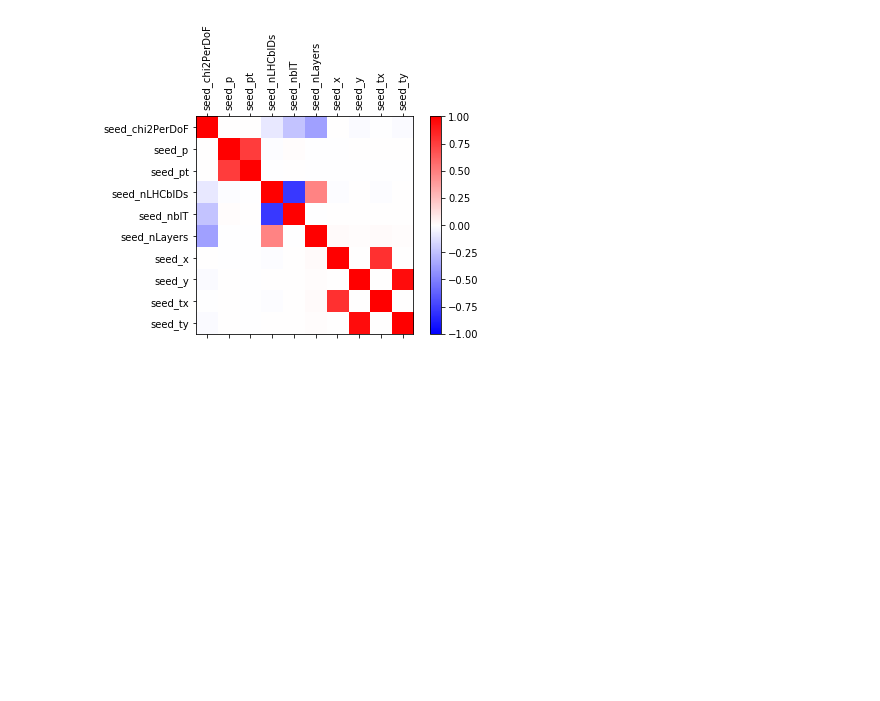
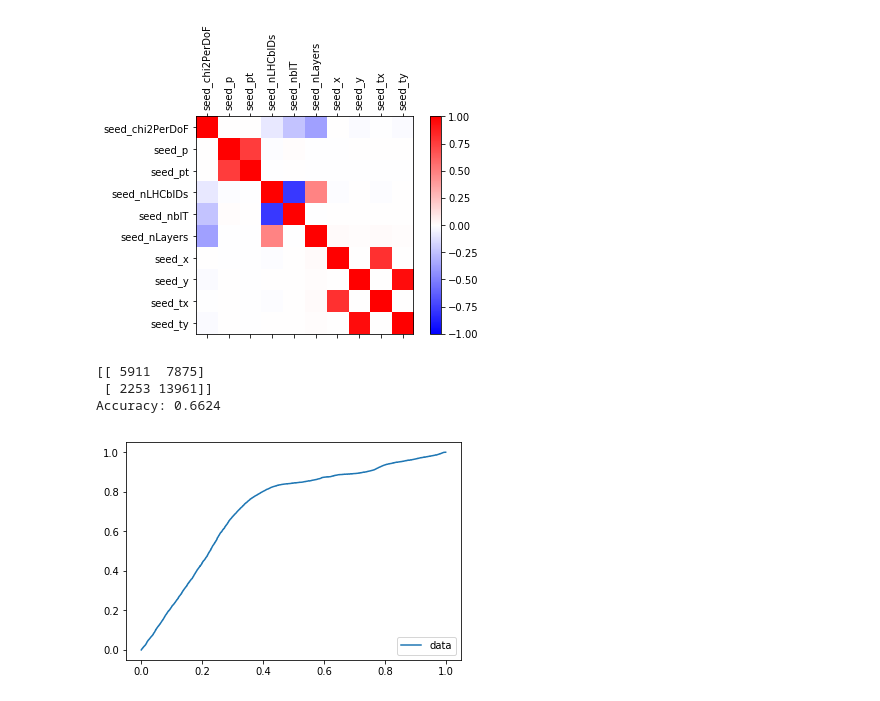
Before and after one commit to Barnabasz/PITE-PyTorch, a Jupyter notebook: analiza.ipynb, the cells around one changed output. Saved outputs shown, nothing was run; the diff lists cells and outputs as text; code cells hidden in the pictures; blank space fills up the shorter version.

Commit message:
added sklearn training

```diff
--- a/analiza.ipynb
+++ b/analiza.ipynb
@@ -122,3 +122,46 @@ ax.set_yticklabels(features.columns)
 plt.show()
 # %% [output]
 [figure]
+# %%
+import sklearn as sk
+from sklearn.linear_model import LogisticRegression
+from sklearn import metrics
+from sklearn.model_selection import train_test_split
+
+train_data_file = "Brunel_BdJPsiKs_MagU_30k.csv"
+data = pd.read_csv(train_data_file)
+features = data.drop(["is_true_seed","has_MCParticle",
+                      "is_downstream_reconstructible",
+                      "has_MCParticle_not_electron",
+                     "is_downstream_reconstructible_not_electron",
+                     "seed_mva_value"] , axis=1).astype(np.float64)
+
+target = data.is_downstream_reconstructible
+features = features.drop(features.columns[0], axis=1)
+
+
+
+elem = 100000
+y = target.iloc[:elem]
+X = features.iloc[:elem]
+
+X_train, X_test, y_train, y_test = train_test_split(X, y, test_size=0.3, random_state=100)
+
+
+LR = LogisticRegression(random_state=0, solver='lbfgs', multi_class='ovr', max_iter=500).fit(X_train, y_train)
+y_pred = LR.predict(X_test)
+
+cnf_matrix = metrics.confusion_matrix(y_test, y_pred)
+print(cnf_matrix)
+print("Accuracy:",metrics.accuracy_score(y_test, y_pred))
+
+y_pred_proba = LR.predict_proba(X_test)[::,1]
+fpr, tpr, _ = metrics.roc_curve(y_test,  y_pred_proba)
+plt.plot(fpr,tpr,label="data")
+plt.legend(loc=4)
+plt.show()
+# %% [output]
+[[ 5911  7875]
+ [ 2253 13961]]
+Accuracy: 0.6624
+[figure, added]
```
Also changed, not shown: parts of 1 cell of this notebook.
